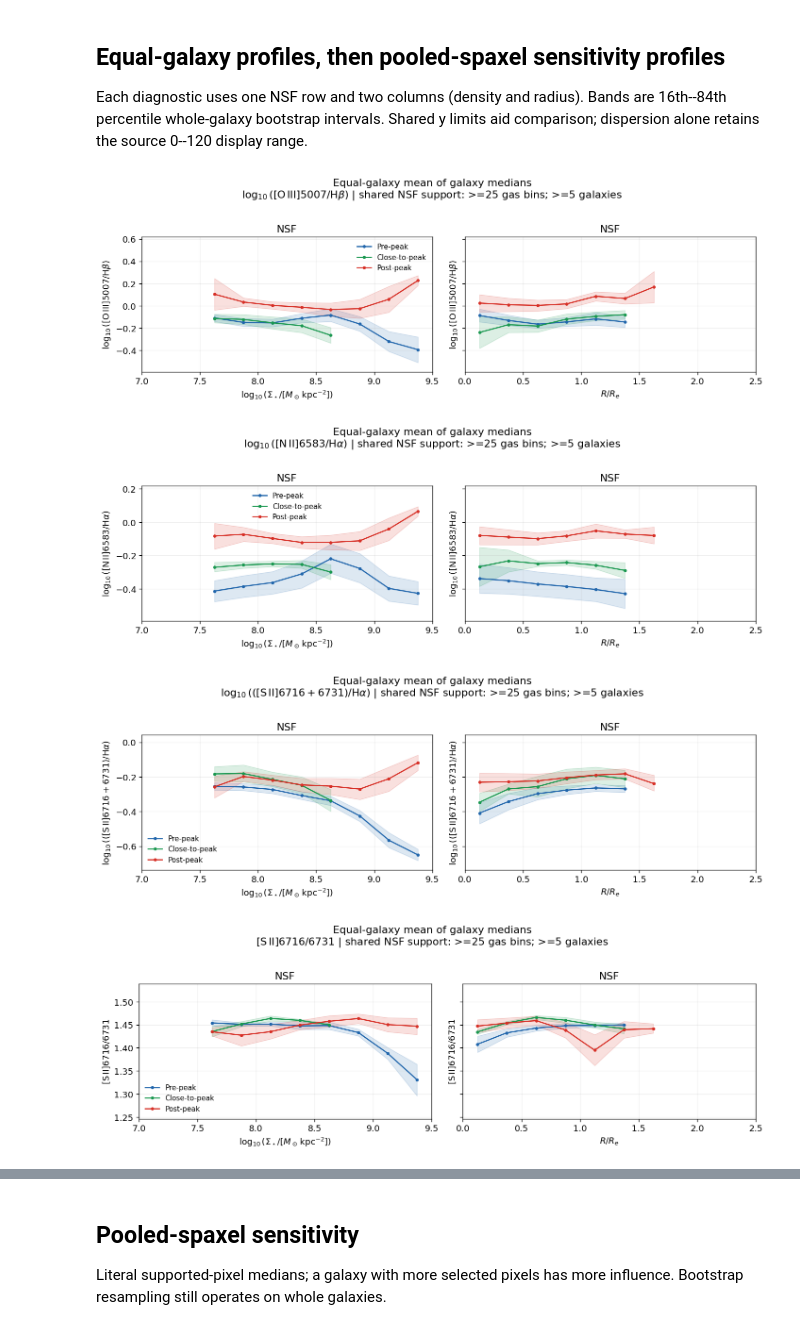
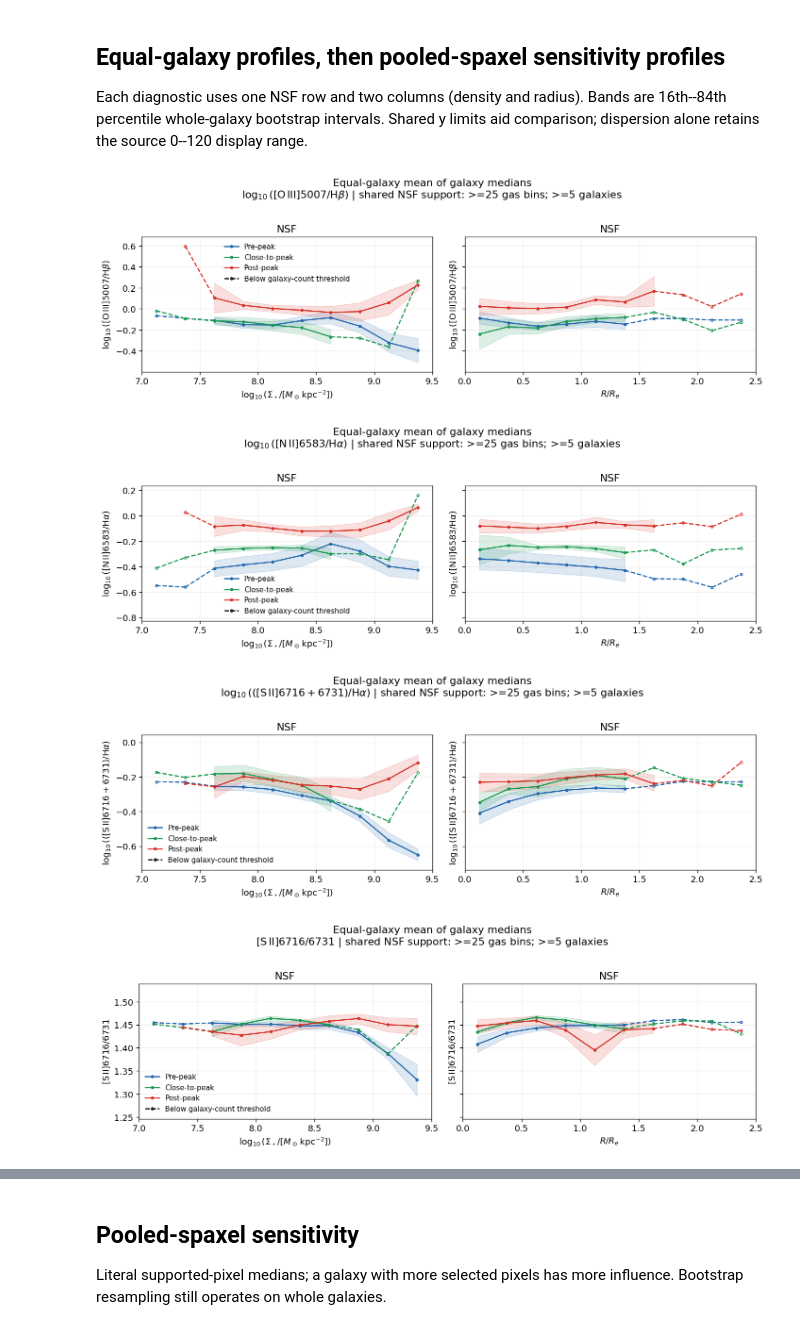
Before and after one commit to Rongjun-ANU/ICRAR-MAUVE, a Jupyter notebook: further/20261016_check_six_NSF_diagnostics_by_stage.ipynb, the cells around one changed output, grey strips where cells are left out. Saved outputs shown, nothing was run; the diff lists cells and outputs as text; code cells hidden in the pictures.

```diff
--- a/further/20261016_check_six_NSF_diagnostics_by_stage.ipynb
+++ b/further/20261016_check_six_NSF_diagnostics_by_stage.ipynb
@@ -113,6 +131,8 @@ MASK_COLUMN = "MASK"
 SFH_SNR_POSTFIT_HDU = "SNR_POSTFIT"
 
 EW_HA_MIN = 6.0
+# Distance references only; the inherited SF/NSF classification stays at EW > 6.
+SF_REFERENCE_EW_HA_MIN = 20.0
 HALPHA_SIGMA_MAX = 45.0
 SFH_SNR_POSTFIT_MIN = 25.0
 I_MAX_PRIMARY = 80.0
@@ -153,6 +173,7 @@ print("Scope: six diagnostics; NSF only; equal-galaxy mean of medians")
 
 
 SOURCE_NOTEBOOK_SHA256 = {'20261006_check_Halpha_sigma_NSF_TNSF_EWHa_lt3_by_stage.ipynb': '86b07bb97301b1057a2a7dd0d5c9e10f21f7acf67f655fce83b50a026c5bc3ab', '20261006_check_the_BPT_line_ratios_NSF_TNSF_EWHa_lt3_by_stage.ipynb': 'd15aae6cf590608e6bc581274dbb5cc1f3578edd306b7298d57081b97e9c757e'}
+from scipy.spatial import cKDTree
 # %% [output]
 Project root: /Users/Igniz/Desktop/ICRAR/further
 Scope: six diagnostics; NSF only; equal-galaxy mean of medians
@@ -884,6 +941,10 @@ for si, stage in enumerate(STAGE_ORDER):
                 N_spaxel_support=sum(len(a) for a in arrays), eligible_stage=stage_ok,
                 N_finite_bootstrap=int(np.isfinite(draws[branch]).sum()),
                 in_fixed_reliable_range=xmin <= center < xmax,
+                display_value=(central[branch] if stage_ok else
+                    (float(np.mean([np.median(a) for a in arrays if len(a)]))
+                     if branch == 'equal' and any(len(a) for a in arrays) else
+                     float(np.median(np.concatenate(arrays))) if any(len(a) for a in arrays) else np.nan)),
                 value=central[branch], value_lo=lower, value_hi=upper))
 PROFILES = pd.DataFrame(profile_rows)
 SUPPORT_TABLE = PROFILES.loc[PROFILES.weighting.eq('equal') & PROFILES.in_fixed_reliable_range,
@@ -910,10 +971,25 @@ SYNTHETIC_ESTIMATOR_CHECK_OK: mean of galaxy medians and exact pooled bootstrap
 
 Each diagnostic uses one NSF row and two columns (density and radius). Bands are 16th--84th percentile whole-galaxy bootstrap intervals. Shared y limits aid comparison; dispersion alone retains the source 0--120 display range.
 # %%
+def plot_support_segments(ax, x, y, supported, color, label, ms=4):
+    """Never bridge missing bins; any edge touching low-count data is dashed."""
+    x, y = np.asarray(x, float), np.asarray(y, float)
+    supported = np.asarray(supported, bool)
+    finite = np.isfinite(x) & np.isfinite(y)
+    ax.plot([], [], color=color, marker='o', ms=ms, label=label)
+    for j in range(len(x)-1):
+        if finite[j] and finite[j+1]:
+            style = '-' if supported[j] and supported[j+1] else '--'
+            ax.plot(x[j:j+2], y[j:j+2], color=color, linestyle=style)
+    for good, face in ((True, color), (False, 'none')):
+        selected = finite & (supported == good)
+        ax.plot(x[selected], y[selected], linestyle='none', marker='o', ms=ms,
+                color=color, markerfacecolor=face)
+
 DIAGNOSTIC_YLIMS = {}
 for diagnostic in DIAGNOSTIC_ORDER:
     finite = PROFILES.loc[PROFILES.diagnostic.eq(diagnostic) & PROFILES.in_fixed_reliable_range,
-                          ['value', 'value_lo', 'value_hi']].to_numpy().ravel()
+                          ['display_value', 'value_lo', 'value_hi']].to_numpy().ravel()
     finite = finite[np.isfinite(finite)]
     if diagnostic == 'sigma_Ha':
         limits = DISPERSION_YLIM
@@ -922,39 +998,49 @@ for diagnostic in DIAGNOSTIC_ORDER:
         limits = (float(finite.min() - padding), float(finite.max() + padding))
     else:
         limits = (0., 1.)
     DIAGNOSTIC_YLIMS[diagnostic] = limits
 
 def plot_diagnostic_profiles(branch, diagnostic):
     table = PROFILES.loc[PROFILES.weighting.eq(branch) & PROFILES.diagnostic.eq(diagnostic)]
     fig, axes = plt.subplots(1, 2, figsize=(12, 4), sharex='col', sharey=True, squeeze=False)
     for ri, category in enumerate(CATEGORY_ORDER):
         for ci, variable in enumerate(VARIABLES):
             ax = axes[ri, ci]
             for stage in STAGE_ORDER:
                 sub = table.loc[table.category.eq(category) & table.variable.eq(variable)
                                 & table.stage.eq(stage)].sort_values('center')
                 shown = sub.in_fixed_reliable_range & sub.eligible_stage
                 x = sub.center.to_numpy(float)
-                y, yl, yh = (np.where(shown, sub[col].to_numpy(float), np.nan)
-                             for col in ('value', 'value_lo', 'value_hi'))
-                ax.plot(x, y, color=STAGE_COLORS[stage], marker='o', ms=3, label=STAGE_LABELS[stage])
+                y = np.where(sub.in_fixed_reliable_range, sub.display_value, np.nan)
+                yl, yh = (np.where(shown, sub[col].to_numpy(float), np.nan)
+                          for col in ('value_lo', 'value_hi'))
+                plot_support_segments(ax, x, y, sub.eligible_stage.to_numpy(bool),
+                                      STAGE_COLORS[stage], STAGE_LABELS[stage], ms=3)
                 ax.fill_between(x, yl, yh, color=STAGE_COLORS[stage], alpha=.15)
             ax.set_xlim(*FIXED_RELIABLE_RANGES[variable])
             ax.set_ylim(*DIAGNOSTIC_YLIMS[diagnostic])
             ax.set_title(category)
             ax.set_xlabel(VARIABLE_LABELS[variable])
             ax.set_ylabel(DIAGNOSTIC_LABELS[diagnostic])
             ax.grid(alpha=.2)
+    axes[0, 0].plot([], [], 'k--', marker='o', markerfacecolor='none', ms=3,
+                    label='Below galaxy-count threshold')
     axes[0, 0].legend(frameon=False, fontsize=9)
-    fig.suptitle(BRANCH_LABELS[branch] + '\n' + DIAGNOSTIC_LABELS[diagnostic]
-                 + ' | shared NSF support: >=25 gas bins; >=5 galaxies', y=1.02)
+    if diagnostic == 'distance_SF_kpc':
+        title = (BRANCH_LABELS[branch]
+                 + '\nNearest selected SF spaxel with EW(Halpha) > 20 Angstrom'
+                 + '\nShared NSF support: >=25 gas bins; >=5 galaxies')
+    else:
+        title = (BRANCH_LABELS[branch] + '\n' + DIAGNOSTIC_LABELS[diagnostic]
+                 + ' | shared NSF support: >=25 gas bins; >=5 galaxies')
+    fig.suptitle(title, y=1.02)
     fig.tight_layout()
     plt.show()
 
 for diagnostic in DIAGNOSTIC_ORDER:
     plot_diagnostic_profiles('equal', diagnostic)
 # %% [output]
-[figure, old version]
+[figure, new version]
-[figure, old version]
+[figure, new version]
-[figure, old version]
+[figure, new version]
-[figure, old version]
+[figure, new version]
```
Also changed, not shown: parts of 7 cells of this notebook, 10 other files.
